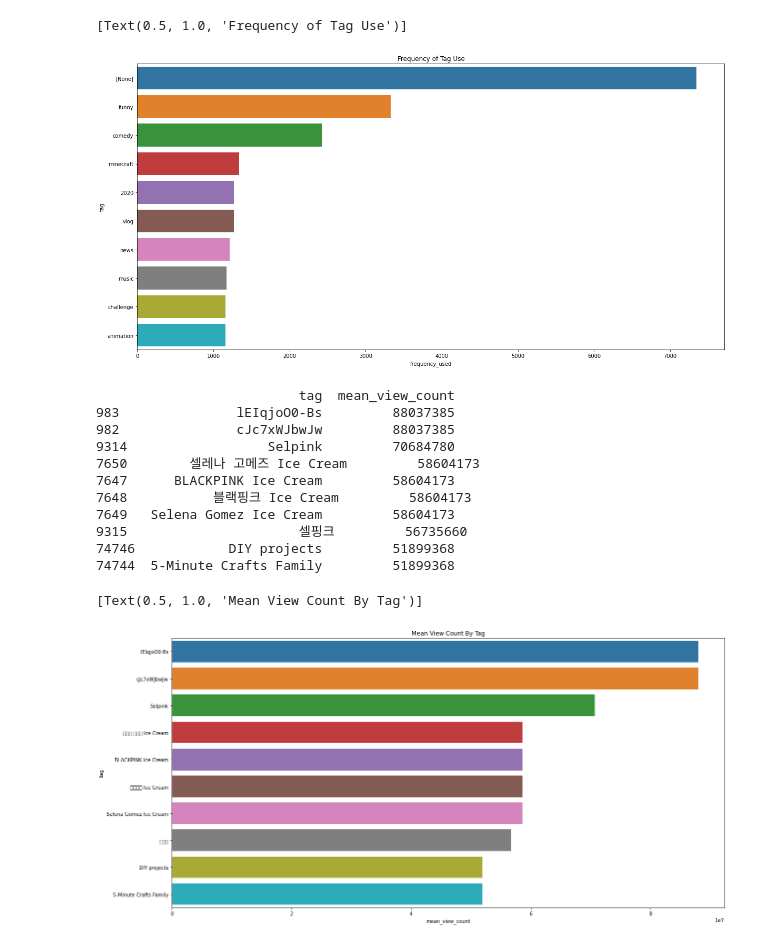
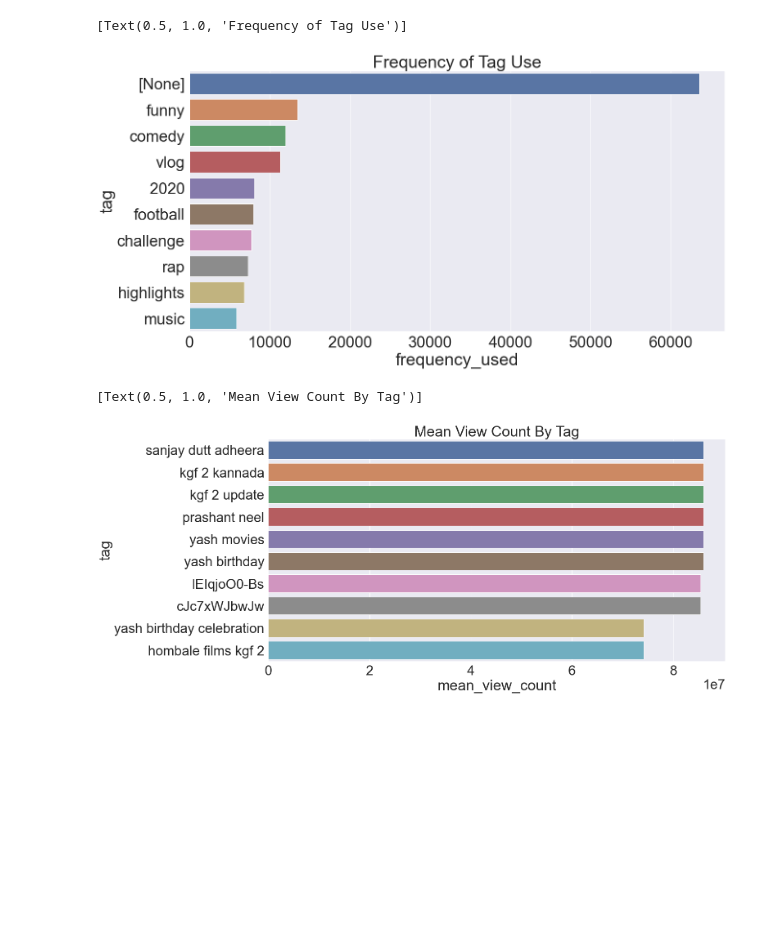
Before and after one commit to MRDVGroupProjectCSPB4502/MRDVGroupProjectCSPB4502, a Jupyter notebook: src/Michael/Michael-EDA.ipynb, the cells around one changed output. Saved outputs shown, nothing was run; the diff lists cells and outputs as text; code cells hidden in the pictures; blank space fills up the shorter version.

```diff
--- a/src/Michael/Michael-EDA.ipynb
+++ b/src/Michael/Michael-EDA.ipynb
@@ -10,5 +12,17 @@ warnings.filterwarnings('ignore')
 import string
 from wordcloud import WordCloud, STOPWORDS
 # %%
-trend_videos = pd.read_csv('archive/US_youtube_trending_data.csv')
+# Read CSV
+# trend_videos = pd.read_csv('archive/US_youtube_trending_data.csv')
+
+path = r'..\..\dataset\archive'
+all_files = glob.glob(path+ "/*.csv")
+
+li =[]
+
+for filename in all_files:
+    df = pd.read_csv(filename, index_col=None, header=0)
+    li.append(df)
+
+trend_videos = pd.concat(li, axis=0, ignore_index=True)
 # %%
@@ -104,8 +131,9 @@ data = {'tag': buildTagsArray(tag_data),
 new_df = pd.DataFrame(data, columns =['tag', 'frequency_used', 'total_view_count', 'mean_view_count', 'median_view_count'])
 # %%
+# build a barplot graph that displays the total view count for the tags with the highest total view count
 select_cols = ['tag', 'total_view_count']
 x = new_df[select_cols].sort_values(by=['total_view_count'], ascending=False).head(10)
-print(x)
+sns.set(font_scale=3)
 plt.figure(figsize=(20,10))
 sns.barplot(data=x, x='total_view_count', y='tag').set(title='Total View Count By Tag')
 # %% [output]
@@ -125,29 +142,21 @@ sns.barplot(data=x, x='total_view_count', y='tag').set(title='Total View Count B
 # %%
+# build a barplot graph that displays the frequency of tag use for the tags that are used the most frequently
 select_cols = ['tag', 'frequency_used']
 x = new_df[select_cols].sort_values(by=['frequency_used'], ascending=False).head(10)
+sns.set(font_scale=3)
 plt.figure(figsize=(20,10))
 sns.barplot(data=x, x='frequency_used', y='tag').set(title='Frequency of Tag Use')
 # %% [output]
 [Text(0.5, 1.0, 'Frequency of Tag Use')]
-[figure, old version]
+[figure, new version]
 # %%
+# build a barplot graph that displays the mean view count by tag for the tags with the highest mean view count
 select_cols = ['tag', 'mean_view_count']
 x = new_df[select_cols].sort_values(by=['mean_view_count'], ascending=False).head(10)
-print(x)
+sns.set(font_scale=3)
 plt.figure(figsize=(20,10))
 sns.barplot(data=x, x='mean_view_count', y='tag').set(title='Mean View Count By Tag')
 # %% [output]
-                          tag  mean_view_count
-983               lEIqjoO0-Bs         88037385
-982               cJc7xWJbwJw         88037385
-9314                  Selpink         70684780
-7650        셀레나 고메즈 Ice Cream         58604173
-7647      BLACKPINK Ice Cream         58604173
-7648           블랙핑크 Ice Cream         58604173
-7649   Selena Gomez Ice Cream         58604173
-9315                      셀핑크         56735660
-74746            DIY projects         51899368
-74744  5-Minute Crafts Family         51899368
+[Text(0.5, 1.0, 'Mean View Count By Tag')]
-[Text(0.5, 1.0, 'Mean View Count By Tag')]
-[figure, old version]
+[figure, new version]
 # %%
```
Also changed, not shown: parts of 10 cells of this notebook.
